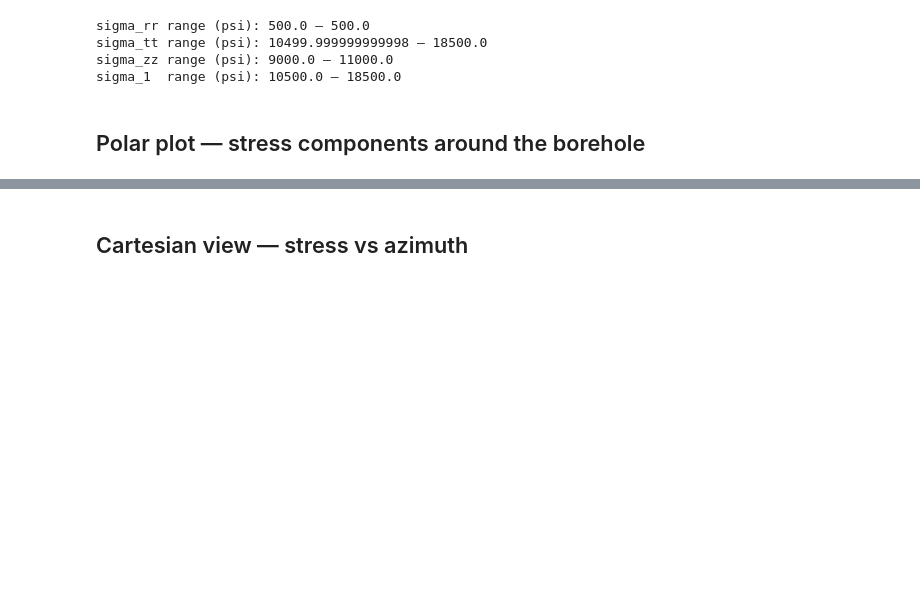
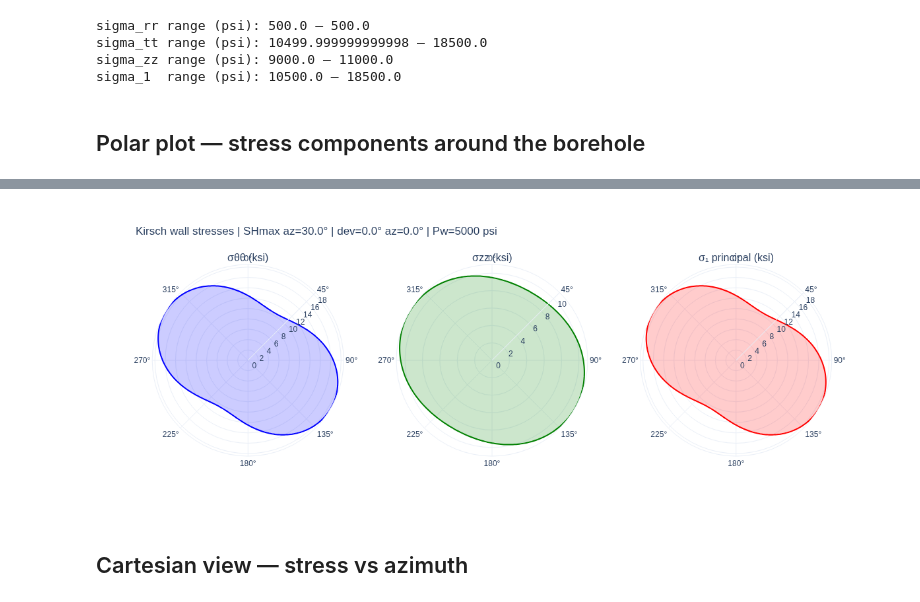
Before and after one commit to 0xsmolrun/GeomechPy_smolrun, a Jupyter notebook: example/Project/Kirsch_Visualizer.ipynb, the cells around one changed output, grey strips where cells are left out. Drawn from its saved outputs; the diff is of its cells as text; code cells hidden in the pictures; blank space fills up the shorter version.

```diff
--- a/example/Project/Kirsch_Visualizer.ipynb
+++ b/example/Project/Kirsch_Visualizer.ipynb
@@ -120,6 +148,7 @@ for i in range(1, 4):
     key = "polar" if i == 1 else f"polar{i}"
     fig.update_layout(**{key: dict(
         angularaxis=dict(direction="clockwise", rotation=90),
+        radialaxis=dict(angle=45, tickangle=45),
     )})
 
 fig.update_layout(
@@ -135,3 +163,4 @@ fig.show()
+[figure, added]
 # %% [markdown]
 ## Cartesian view — stress vs azimuth
 # %%
```
Also changed, not shown: parts of 4 cells of this notebook, 1 other file.
